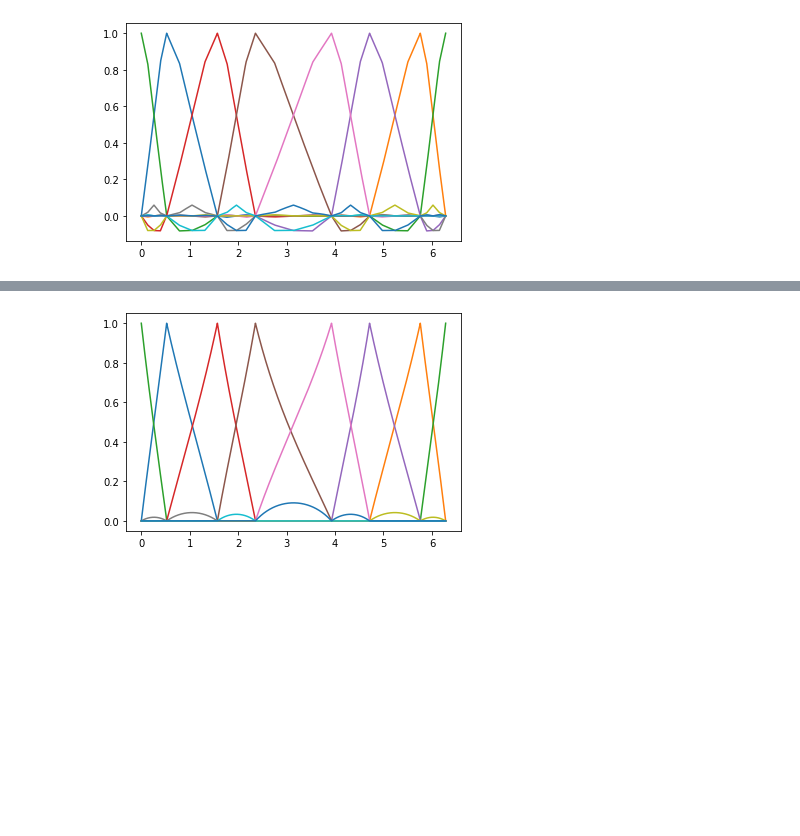
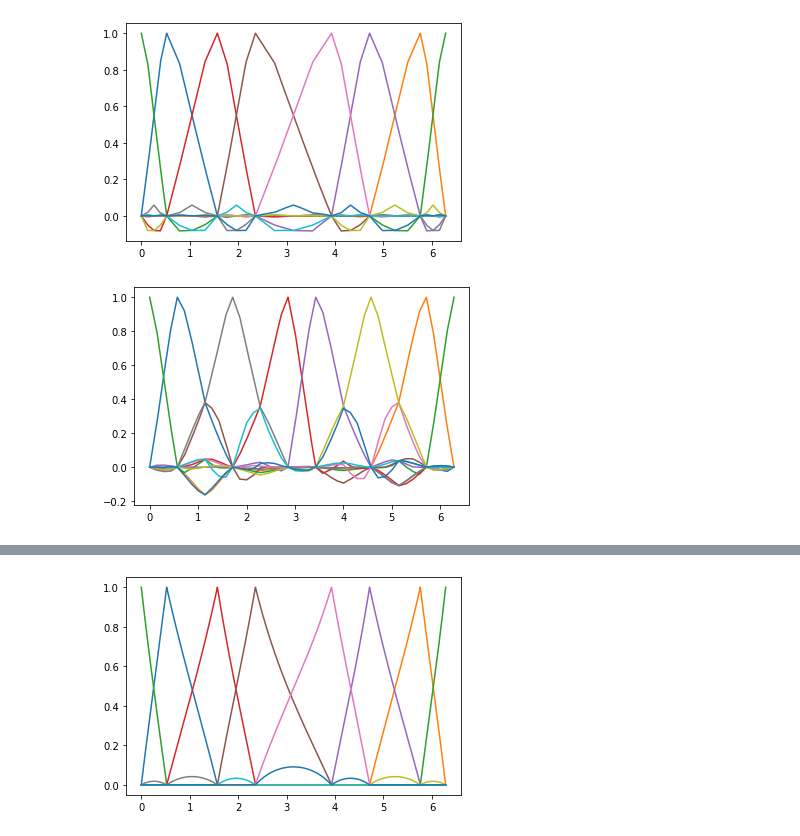
Before and after one commit to SamuelNarvaez/SWF, a Jupyter notebook: Evaluation.ipynb, the cells around one changed output, grey strips where cells are left out. Cells and saved outputs as stored; diff of their text form; code cells hidden in the pictures; blank space fills up the shorter version.

```diff
--- a/Evaluation.ipynb
+++ b/Evaluation.ipynb
@@ -54,6 +54,11 @@ for i in range(11):
     plt.plot(theta,encoded704[i])
 # %% [output]
 [figure]
+# %%
+for i in range(11):
+    plt.plot(theta,encodedtrans[i])
+# %% [output]
+[figure, added]
 # %%
 fig, subplots = plt.subplots(3,4,figsize=(20,20))
 
```
Also changed, not shown: parts of 7 cells of this notebook.
